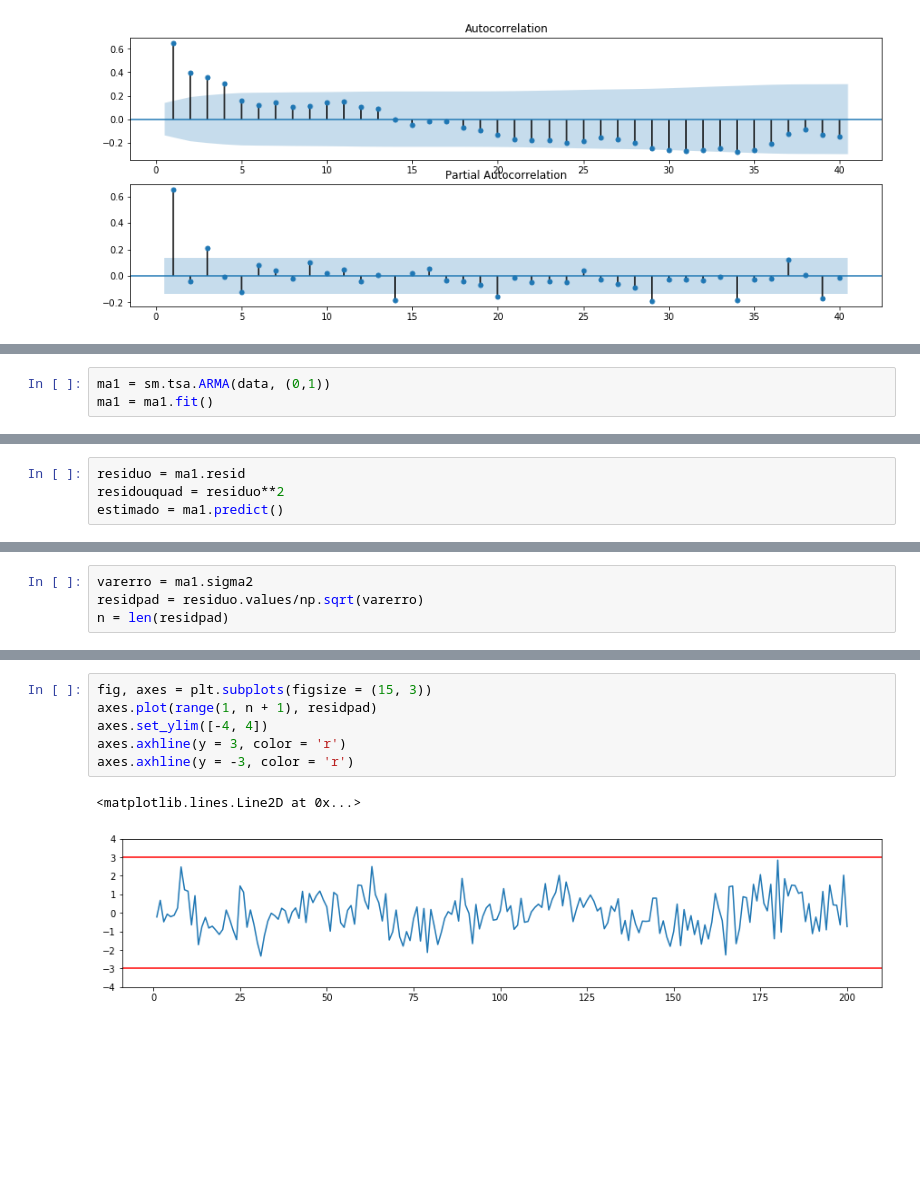
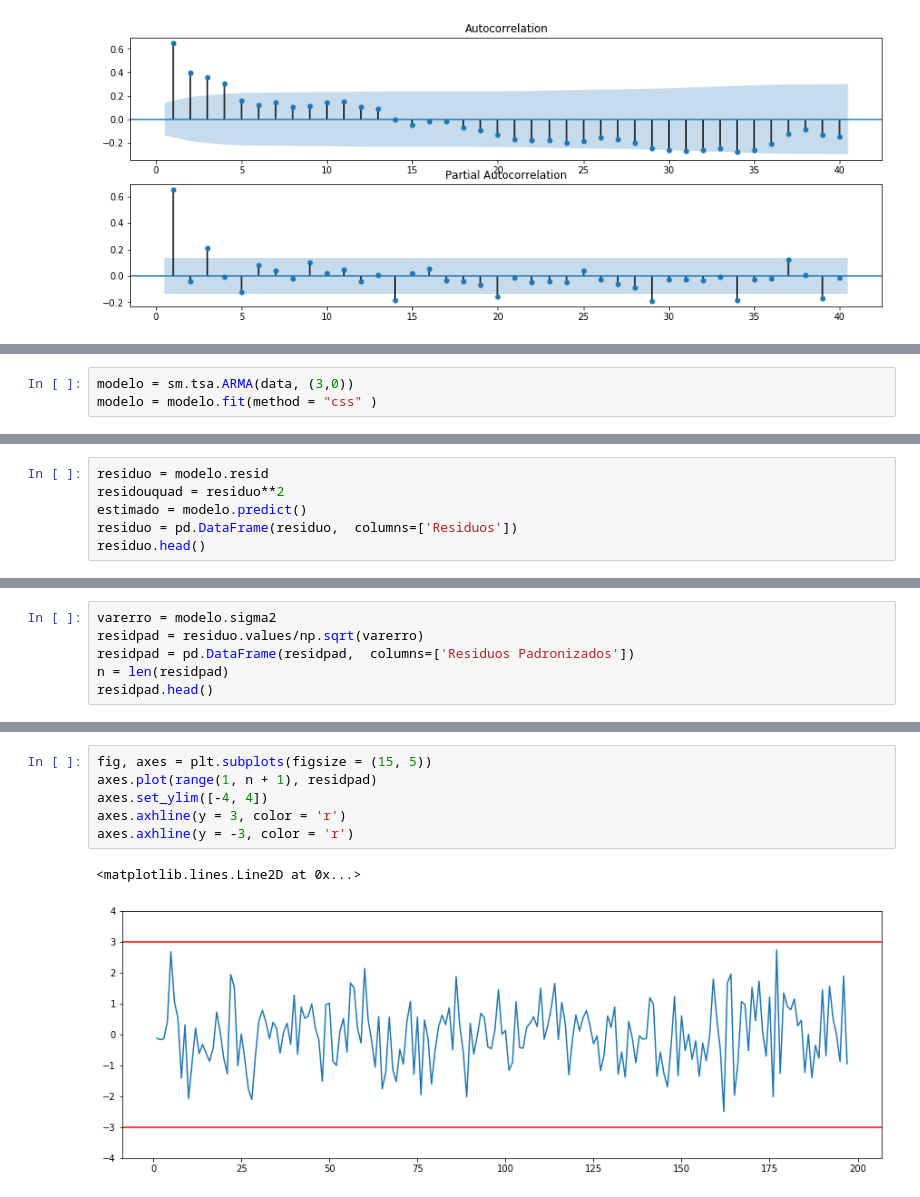
Before and after one commit to GMizuno/analise_de_dados, a Jupyter notebook: Series Temporais/Series Temporais parte 1.ipynb, the cells around one changed output, grey strips where cells are left out. Saved outputs shown, nothing was run; the diff lists cells and outputs as text; blank space fills up the shorter version.

```diff
--- a/Series Temporais/Series Temporais parte 1.ipynb
+++ b/Series Temporais/Series Temporais parte 1.ipynb
@@ -57,4 +75,4 @@ fig = plot_pacf(data['Var1'], lags=40, zero=False, ax=ax2)
 # %%
-ma1 = sm.tsa.ARMA(data, (0,1))
-ma1 = ma1.fit()
+modelo = sm.tsa.ARMA(data, (3,0))
+modelo = modelo.fit(method = "css" )
 # %%
@@ -87,4 +111,6 @@ sm.stats.durbin_watson(ma1.resid.values)
 # %%
-residuo = ma1.resid
+residuo = modelo.resid
 residouquad = residuo**2
-estimado = ma1.predict()
+estimado = modelo.predict()
+residuo = pd.DataFrame(residuo,  columns=['Residuos'])
+residuo.head()
@@ -120,4 +168,6 @@ fig = plot_pacf(residuo, lags=40, zero=False, ax=ax2)
 # %%
-varerro = ma1.sigma2
+varerro = modelo.sigma2
 residpad = residuo.values/np.sqrt(varerro)
+residpad = pd.DataFrame(residpad,  columns=['Residuos Padronizados'])
 n = len(residpad)
+residpad.head()
@@ -124,10 +181,10 @@ n = len(residpad)
 # %%
-fig, axes = plt.subplots(figsize = (15, 3))
+fig, axes = plt.subplots(figsize = (15, 5))
 axes.plot(range(1, n + 1), residpad)
 axes.set_ylim([-4, 4])
 axes.axhline(y = 3, color = 'r')
 axes.axhline(y = -3, color = 'r')
 # %% [output]
 <matplotlib.lines.Line2D at 0x...>
-[figure, old version]
+[figure, new version]
 # %%
```
Also changed, not shown: parts of 26 cells of this notebook, 2 other files.
